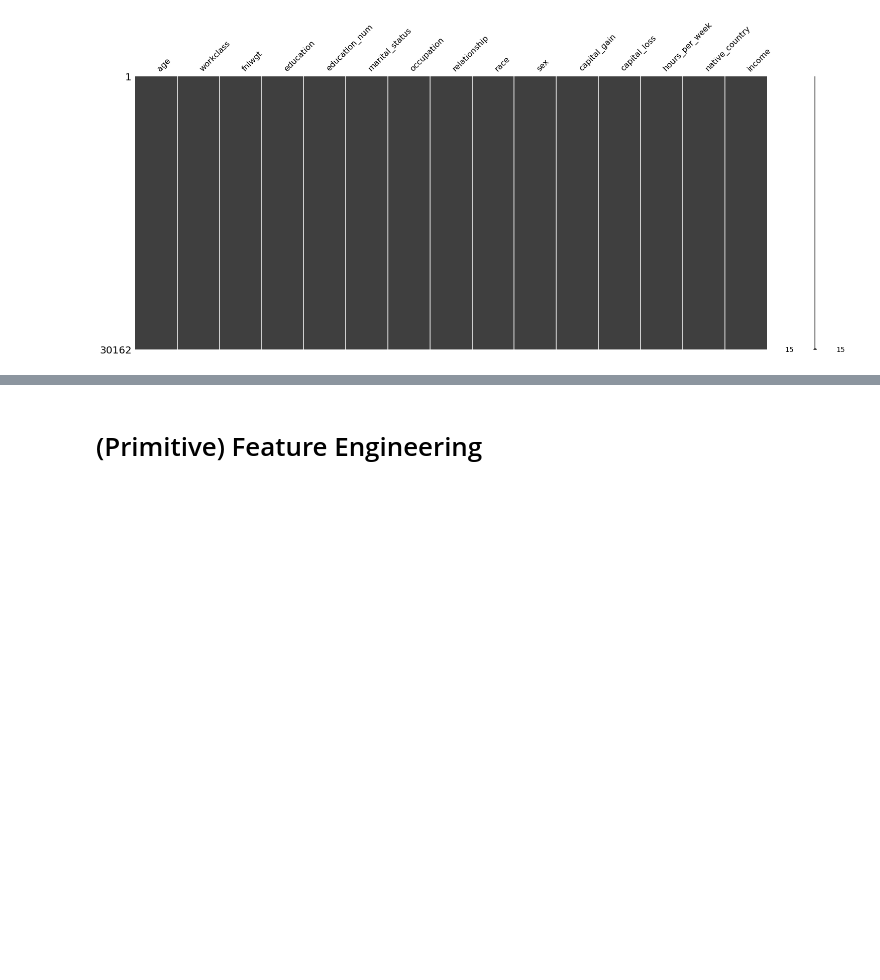
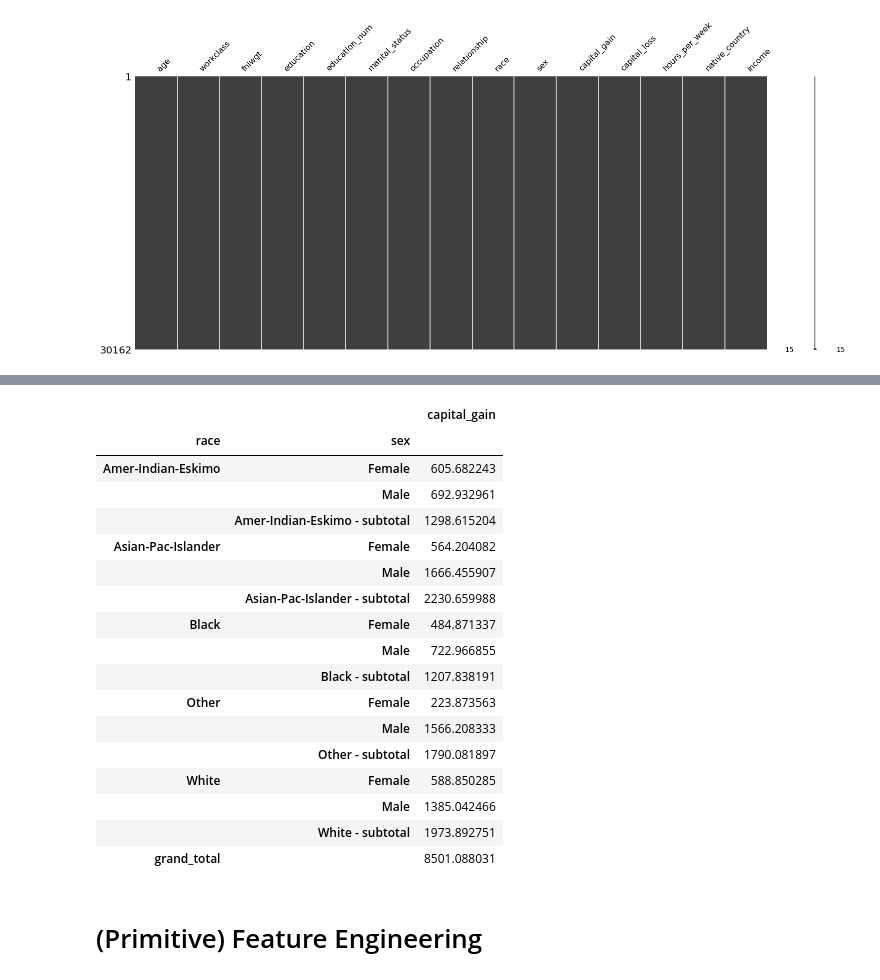
Before and after one commit to sesise0307/pydata2021-eda, a Jupyter notebook: notebook/2_Data_Loading_and_Preprocessing.ipynb, the cells around one changed output, grey strips where cells are left out. Saved outputs shown, nothing was run; the diff lists cells and outputs as text; code cells hidden in the pictures; blank space fills up the shorter version.

```diff
--- a/notebook/2_Data_Loading_and_Preprocessing.ipynb
+++ b/notebook/2_Data_Loading_and_Preprocessing.ipynb
@@ -277,3 +376,24 @@ msno.matrix(df);
+# %%
+df.groupby(['race', 'sex'])[['capital_gain']].mean().stb.subtotal()
+# %% [output]
+|  |  | capital_gain |
+| race | sex |  |
+| Amer-Indian-Eskimo | Female | 605.682243 |
+|  | Male | 692.932961 |
+|  | Amer-Indian-Eskimo - subtotal | 1298.615204 |
+| Asian-Pac-Islander | Female | 564.204082 |
+|  | Male | 1666.455907 |
+|  | Asian-Pac-Islander - subtotal | 2230.659988 |
+| Black | Female | 484.871337 |
+|  | Male | 722.966855 |
+|  | Black - subtotal | 1207.838191 |
+| Other | Female | 223.873563 |
+|  | Male | 1566.208333 |
+|  | Other - subtotal | 1790.081897 |
+| White | Female | 588.850285 |
+|  | Male | 1385.042466 |
+|  | White - subtotal | 1973.892751 |
+| grand_total |  | 8501.088031 |
 # %% [markdown]
 # (Primitive) Feature Engineering
 # %% [markdown]
```
Also changed, not shown: parts of 7 cells of this notebook, 5 other files.
